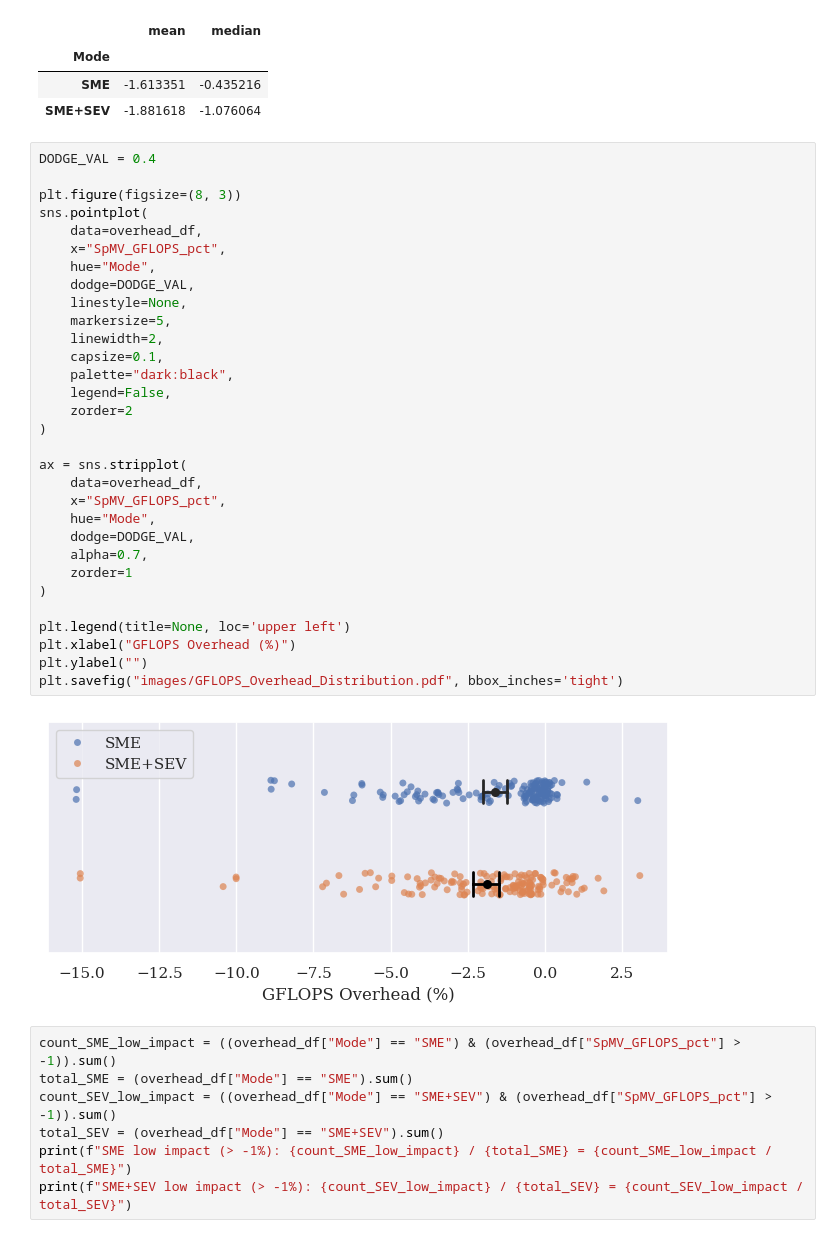
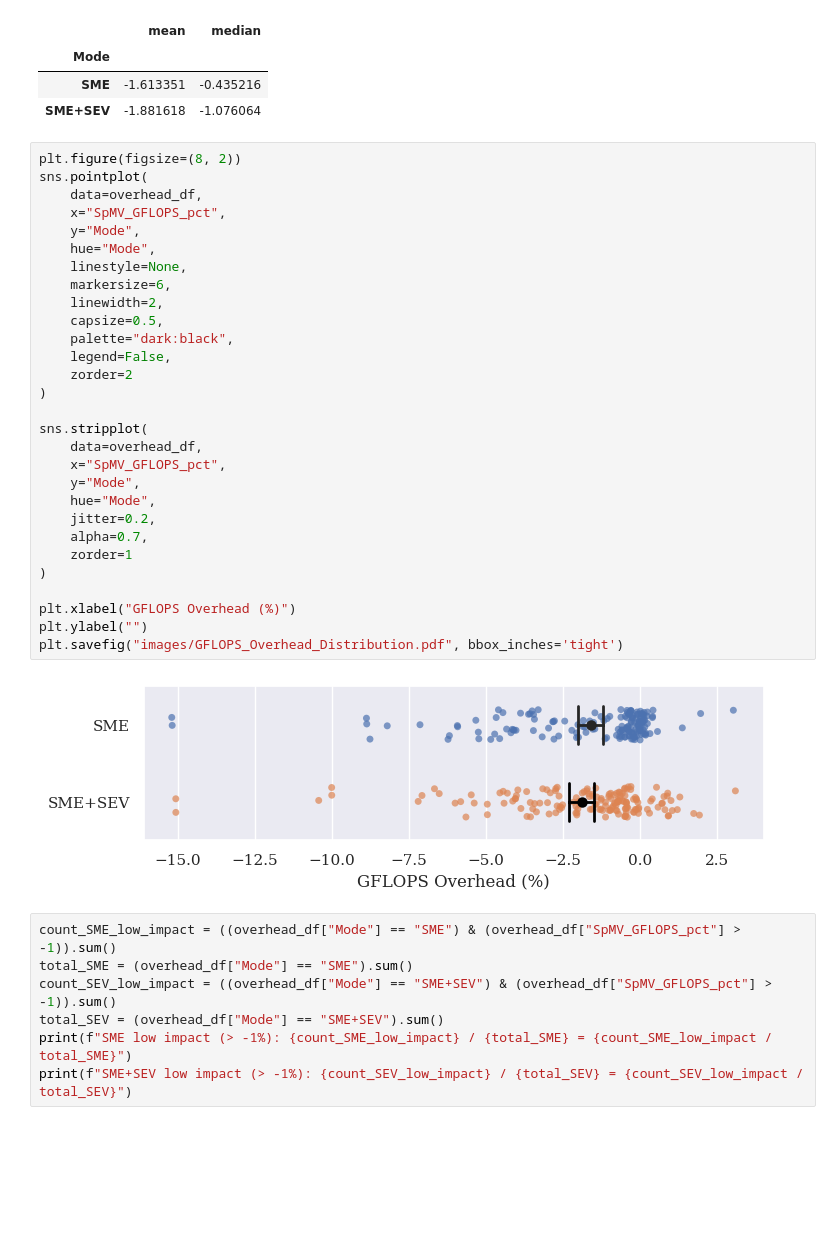
Before and after one commit to engelsm/MA-bench-framework, a Jupyter notebook: benchmark/spmv/analysis.ipynb, the cells around one changed output. Drawn from its saved outputs; the diff is of its cells as text; blank space fills up the shorter version.

```diff
--- a/benchmark/spmv/analysis.ipynb
+++ b/benchmark/spmv/analysis.ipynb
@@ -662,38 +816,36 @@ overhead_df.groupby("Mode")["SpMV_GFLOPS_pct"].aggregate(['mean', 'median'])
 | SME | -1.613351 | -0.435216 |
 | SME+SEV | -1.881618 | -1.076064 |
 # %%
-DODGE_VAL = 0.4
-
-plt.figure(figsize=(8, 3))
+plt.figure(figsize=(8, 2))
 sns.pointplot(
     data=overhead_df,
     x="SpMV_GFLOPS_pct",
+    y="Mode",
     hue="Mode",
-    dodge=DODGE_VAL,
     linestyle=None,
-    markersize=5,
+    markersize=6,
     linewidth=2,
-    capsize=0.1,
+    capsize=0.5,
     palette="dark:black",
-	legend=False,
-	zorder=2
+    legend=False,
+    zorder=2
 )
 
-ax = sns.stripplot(
+sns.stripplot(
     data=overhead_df,
     x="SpMV_GFLOPS_pct",
+    y="Mode",
     hue="Mode",
-    dodge=DODGE_VAL,
+    jitter=0.2,
     alpha=0.7,
-	zorder=1
+    zorder=1
 )
 
-plt.legend(title=None, loc='upper left')
 plt.xlabel("GFLOPS Overhead (%)")
 plt.ylabel("")
 plt.savefig("images/GFLOPS_Overhead_Distribution.pdf", bbox_inches='tight')
 # %% [output]
-[figure, old version]
+[figure, new version]
 # %%
 count_SME_low_impact = ((overhead_df["Mode"] == "SME") & (overhead_df["SpMV_GFLOPS_pct"] > -1)).sum()
 total_SME = (overhead_df["Mode"] == "SME").sum()
```
Also changed, not shown: parts of 16 cells of this notebook, 1 other file.
